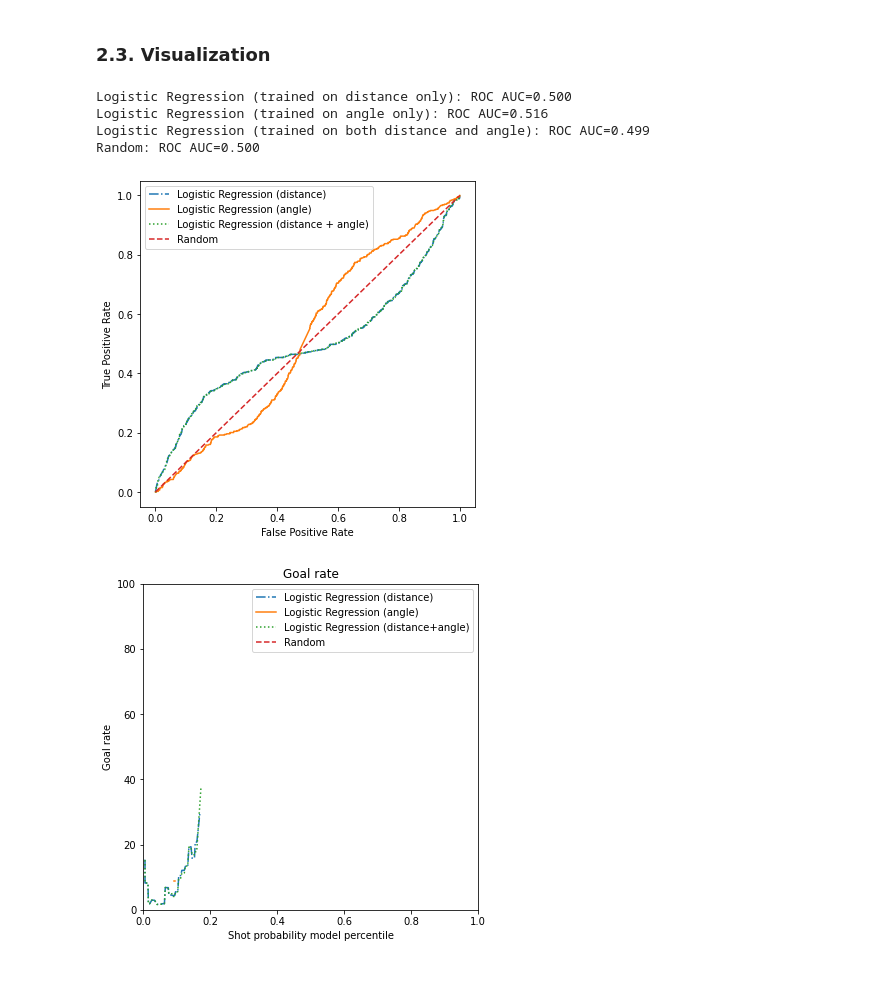
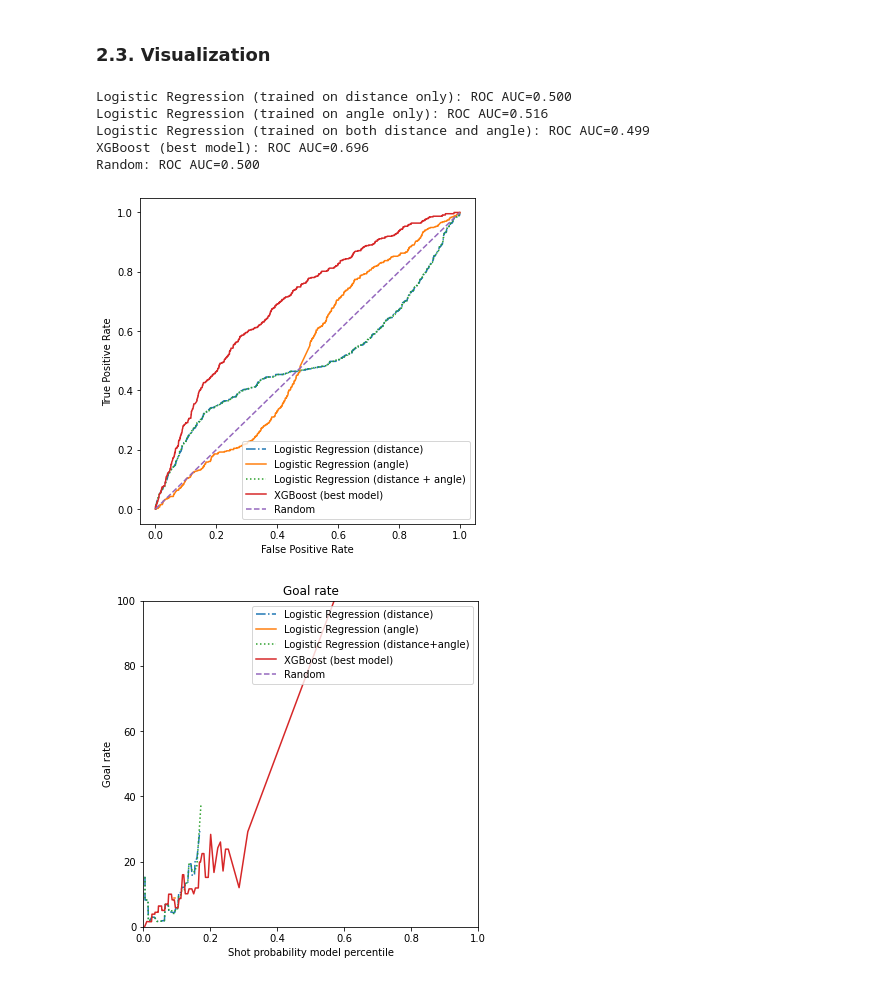
Before and after one commit to sorinmuchi/IFT6758, a Jupyter notebook: notebooks/7-EvaluateOnTestSet.ipynb, the cells around one changed output. Cells and saved outputs as stored; diff of their text form; code cells hidden in the pictures.

Commit message:
merge xgboost basic models in Task-7

```diff
--- a/notebooks/7-EvaluateOnTestSet.ipynb
+++ b/notebooks/7-EvaluateOnTestSet.ipynb
@@ -101,3 +101,9 @@ preds3 = lr_distance_angle.predict(Xr3)
 COMET INFO: Downloading registry model 'lr-distance-angle-model', version '1.0.0', stage None from workspace {'meriembchaaben'}...
 COMET INFO: Unzipping model to 'C:\\Users\\oussa\\OneDrive\\Desktop\\UdeM\\PhD\\Courses\\Fall-21\\IFT-6758-DataScience\\Project\\milestone-2\\IFT6758-code\\IFT6758\\tmp' ...
 COMET INFO: done!
+# %%
+filename = '../tmp/XGBoost_Task5.joblib'
+get_registered_comet_model(COMET_WORKSPACE, 'xgboost-task5-model', '1.0.0', '../tmp/')
+XGboost = load(filename)
+
+preds4 = XGboost.predict(Xr3)
@@ -368,9 +412,7 @@ yp = df3_playoffs['is_goal'].to_numpy().reshape(-1, 1)
 preds1 = lr_distance.predict(Xp1)
 # %%
 Xp2 = df3_playoffs['angle'].to_numpy().reshape(-1, 1)
-yp = df3_playoffs['is_goal'].to_numpy().reshape(-1, 1)
 preds2 = lr_angle.predict(Xp2)
 # %%
 Xp3 = df3_playoffs[['distance', 'angle']].to_numpy().reshape(-1, 2)
-yp = df3_playoffs['is_goal'].to_numpy().reshape(-1, 1)
 preds3 = lr_distance_angle.predict(Xp3)
@@ -450,6 +516,7 @@ weighted avg       0.83      0.91      0.87      5367
 lr_probs1 = lr_distance.predict_proba(Xp1[:, :])[:,1]
 lr_probs2 = lr_angle.predict_proba(Xp2[:, :])[:,1]
 lr_probs3 = lr_distance_angle.predict_proba(Xp3[:, :])[:,1]
+xgboost_probs = XGboost.predict_proba(Xp3[:, :])[:,1]
 
 random_clf = DummyClassifier(strategy="uniform").fit(Xp1, yp)
 random_probs = random_clf.predict_proba(Xp1[:, :])[:,1]
@@ -459,40 +526,45 @@ random_probs = random_clf.predict_proba(Xp1[:, :])[:,1]
 lr_auc1 = roc_auc_score(yp, lr_probs1)
 lr_auc2 = roc_auc_score(yp, lr_probs2)
 lr_auc3 = roc_auc_score(yp, lr_probs3)
+xgboost_auc = roc_auc_score(yp, xgboost_probs)
 random_auc = roc_auc_score(yp, random_probs)
 
 
 print('Logistic Regression (trained on distance only): ROC AUC=%.3f' % (lr_auc1))
 print('Logistic Regression (trained on angle only): ROC AUC=%.3f' % (lr_auc2))
 print('Logistic Regression (trained on both distance and angle): ROC AUC=%.3f' % (lr_auc3))
+print('XGBoost (best model): ROC AUC=%.3f' % (xgboost_auc))
 print('Random: ROC AUC=%.3f' % (random_auc))
 
 lr_fpr1, lr_tpr1, _ = roc_curve(yp, lr_probs1)
 lr_fpr2, lr_tpr2, _ = roc_curve(yp, lr_probs2)
 lr_fpr3, lr_tpr3, _ = roc_curve(yp, lr_probs3)
+xgboost_fpr, xgboost_tpr, _ = roc_curve(yp, xgboost_probs)
 random_fpr, random_tpr, _ = roc_curve(yp, random_probs)
 
 plt.figure(figsize=(6, 6))
 
 plt.plot(lr_fpr1, lr_tpr1, linestyle='-.', label='Logistic Regression (distance)')
 plt.plot(lr_fpr2, lr_tpr2, linestyle='-', label='Logistic Regression (angle)')
 plt.plot(lr_fpr3, lr_tpr3, linestyle=':', label='Logistic Regression (distance + angle)')
+plt.plot(xgboost_fpr, xgboost_tpr, linestyle='-', label='XGBoost (best model)')
 plt.plot(random_fpr, random_tpr, linestyle='--', label='Random')
 
 
 plt.xlabel('False Positive Rate')
 plt.ylabel('True Positive Rate')
 plt.legend()
 
 plt.savefig('../figures/7-roc.png')
 
 plt.show()
 # %% [output]
 Logistic Regression (trained on distance only): ROC AUC=0.500
 Logistic Regression (trained on angle only): ROC AUC=0.516
 Logistic Regression (trained on both distance and angle): ROC AUC=0.499
+XGBoost (best model): ROC AUC=0.696
 Random: ROC AUC=0.500
-[figure, old version]
+[figure, new version]
 # %%
 ### goal_rate = F(shot probability model percentile) ###
 def compute_goal_rate_per_percentile(probs, y):
@@ -501,12 +573,12 @@ def compute_goal_rate_per_percentile(probs, y):
 
     for i in range(0, 101):
         percentile = np.percentile(probs, i)
-        r_percentile = round(percentile, 2)
+        r_percentile = np.float32(round(percentile, 2))
         goals = 0
         no_goals = 0
         for idx, p in enumerate(probs):
 #             if p<=percentile:
-            if round(p, 2)==r_percentile:
+            if np.float32(round(p, 2))==r_percentile:
                 if y[idx]==1:
                     goals+=1
                 else:
@@ -520,14 +592,16 @@ def compute_goal_rate_per_percentile(probs, y):
 percentiles1, rates1 = compute_goal_rate_per_percentile(lr_probs1, yp)
 percentiles2, rates2 = compute_goal_rate_per_percentile(lr_probs2, yp)
 percentiles3, rates3 = compute_goal_rate_per_percentile(lr_probs3, yp)
-percentiles4, rates4 = compute_goal_rate_per_percentile(random_probs, yp)
+percentiles4, rates4 = compute_goal_rate_per_percentile(xgboost_probs, yp)
+percentiles5, rates5 = compute_goal_rate_per_percentile(random_probs, yp)
 
 plt.figure(figsize=(6, 6))
 
 plt.plot(percentiles1, rates1, linestyle='-.', label='Logistic Regression (distance)')
 plt.plot(percentiles2, rates2, linestyle='-', label='Logistic Regression (angle)')
 plt.plot(percentiles3, rates3, linestyle=':', label='Logistic Regression (distance+angle)')
-plt.plot(percentiles4, rates4, linestyle='--', label='Random')
+plt.plot(percentiles4, rates4, linestyle='-', label='XGBoost (best model)')
+plt.plot(percentiles5, rates5, linestyle='--', label='Random')
 
 plt.xlabel('Shot probability model percentile')
 plt.ylabel('Goal rate')
@@ -540,7 +614,7 @@ plt.savefig('../figures/3-goal_rate_percentile_1.png')
 
 plt.show()
 # %% [output]
-[figure, old version]
+[figure, new version]
 # %%
 ### cumulative portion of goals = F(shot probability model percentile) ###
 
```
Also changed, not shown: parts of 10 cells of this notebook, 8 other files.
